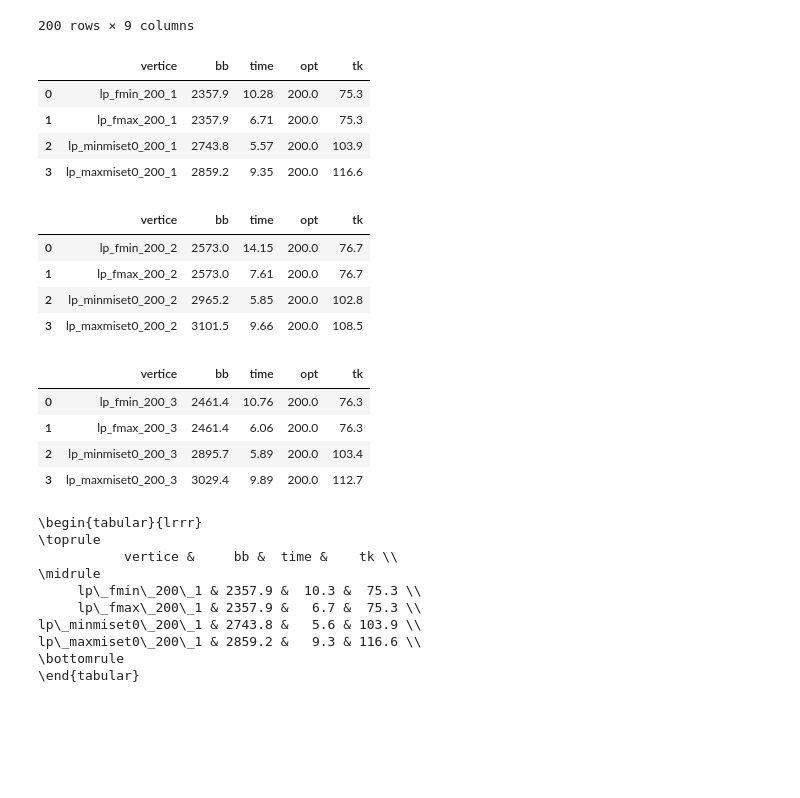
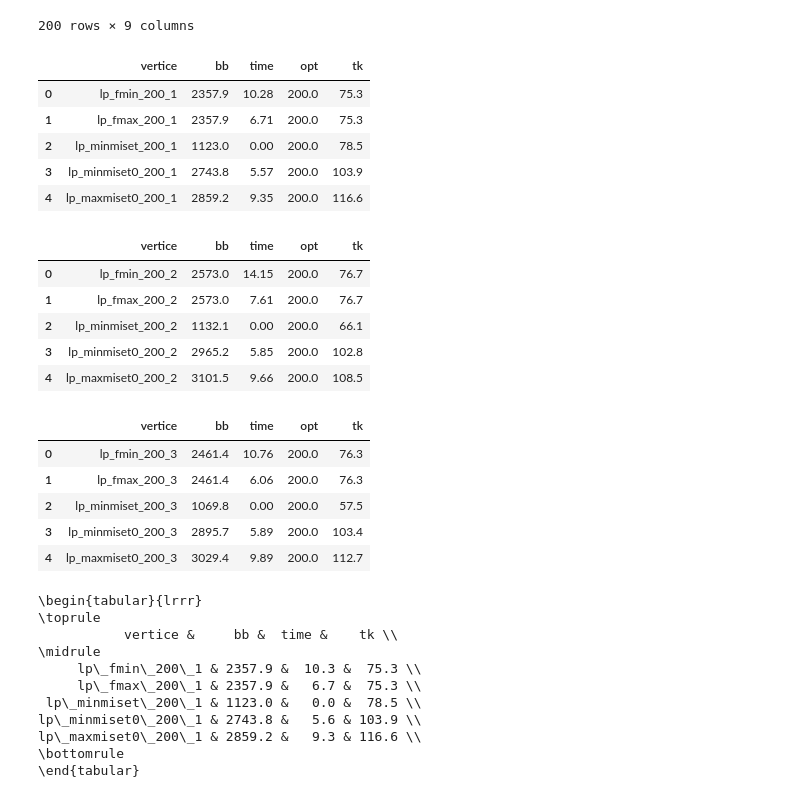
Before and after one commit to jesusossian/tukey, a Jupyter notebook: notebook/results_lp_internet.ipynb, the cells around one changed output. Cells and saved outputs as stored; diff of their text form; code cells hidden in the pictures; blank space fills up the shorter version.

```diff
--- a/notebook/results_lp_internet.ipynb
+++ b/notebook/results_lp_internet.ipynb
@@ -774,20 +780,23 @@ result_200_3[['vertice','bb','tk','bb_max','tk_max','bb_minmiset0','tk_minmiset0
 # %%
 resume_200_1 = pd.DataFrame()
 resume_200_1 = pd.concat([resume_200_1,lp_internet_fmin_200_1.loc[200:200]], ignore_index= True)
 resume_200_1 = pd.concat([resume_200_1,lp_internet_fmax_200_1.loc[200:200]], ignore_index= True)
+resume_200_1 = pd.concat([resume_200_1,lp_internet_minmiset_200_1.loc[200:200]], ignore_index= True)
 resume_200_1 = pd.concat([resume_200_1,lp_internet_minmiset0_200_1.loc[200:200]], ignore_index= True)
 resume_200_1 = pd.concat([resume_200_1,lp_internet_maxmiset0_200_1.loc[200:200]], ignore_index= True)
 resume_200_1
 # %% [output]
 |  | vertice | bb | time | opt | tk |
 | 0 | lp_fmin_200_1 | 2357.9 | 10.28 | 200.0 | 75.3 |
 | 1 | lp_fmax_200_1 | 2357.9 | 6.71 | 200.0 | 75.3 |
-| 2 | lp_minmiset0_200_1 | 2743.8 | 5.57 | 200.0 | 103.9 |
-| 3 | lp_maxmiset0_200_1 | 2859.2 | 9.35 | 200.0 | 116.6 |
+| 2 | lp_minmiset_200_1 | 1123.0 | 0.00 | 200.0 | 78.5 |
+| 3 | lp_minmiset0_200_1 | 2743.8 | 5.57 | 200.0 | 103.9 |
+| 4 | lp_maxmiset0_200_1 | 2859.2 | 9.35 | 200.0 | 116.6 |
 # %%
 resume_200_2 = pd.DataFrame()
 resume_200_2 = pd.concat([resume_200_2,lp_internet_fmin_200_2.loc[200:200]], ignore_index= True)
 resume_200_2 = pd.concat([resume_200_2,lp_internet_fmax_200_2.loc[200:200]], ignore_index= True)
+resume_200_2 = pd.concat([resume_200_2,lp_internet_minmiset_200_2.loc[200:200]], ignore_index= True)
 resume_200_2 = pd.concat([resume_200_2,lp_internet_minmiset0_200_2.loc[200:200]], ignore_index= True)
 resume_200_2 = pd.concat([resume_200_2,lp_internet_maxmiset0_200_2.loc[200:200]], ignore_index= True)
 resume_200_2
@@ -795,13 +804,14 @@ resume_200_2
 |  | vertice | bb | time | opt | tk |
 | 0 | lp_fmin_200_2 | 2573.0 | 14.15 | 200.0 | 76.7 |
 | 1 | lp_fmax_200_2 | 2573.0 | 7.61 | 200.0 | 76.7 |
-| 2 | lp_minmiset0_200_2 | 2965.2 | 5.85 | 200.0 | 102.8 |
-| 3 | lp_maxmiset0_200_2 | 3101.5 | 9.66 | 200.0 | 108.5 |
+| 2 | lp_minmiset_200_2 | 1132.1 | 0.00 | 200.0 | 66.1 |
+| 3 | lp_minmiset0_200_2 | 2965.2 | 5.85 | 200.0 | 102.8 |
+| 4 | lp_maxmiset0_200_2 | 3101.5 | 9.66 | 200.0 | 108.5 |
 # %%
 resume_200_3 = pd.DataFrame()
 resume_200_3 = pd.concat([resume_200_3,lp_internet_fmin_200_3.loc[200:200]], ignore_index= True)
 resume_200_3 = pd.concat([resume_200_3,lp_internet_fmax_200_3.loc[200:200]], ignore_index= True)
-
+resume_200_3 = pd.concat([resume_200_3,lp_internet_minmiset_200_3.loc[200:200]], ignore_index= True)
 resume_200_3 = pd.concat([resume_200_3,lp_internet_minmiset0_200_3.loc[200:200]], ignore_index= True)
 resume_200_3 = pd.concat([resume_200_3,lp_internet_maxmiset0_200_3.loc[200:200]], ignore_index= True)
 resume_200_3
@@ -809,8 +819,9 @@ resume_200_3
 |  | vertice | bb | time | opt | tk |
 | 0 | lp_fmin_200_3 | 2461.4 | 10.76 | 200.0 | 76.3 |
 | 1 | lp_fmax_200_3 | 2461.4 | 6.06 | 200.0 | 76.3 |
-| 2 | lp_minmiset0_200_3 | 2895.7 | 5.89 | 200.0 | 103.4 |
-| 3 | lp_maxmiset0_200_3 | 3029.4 | 9.89 | 200.0 | 112.7 |
+| 2 | lp_minmiset_200_3 | 1069.8 | 0.00 | 200.0 | 57.5 |
+| 3 | lp_minmiset0_200_3 | 2895.7 | 5.89 | 200.0 | 103.4 |
+| 4 | lp_maxmiset0_200_3 | 3029.4 | 9.89 | 200.0 | 112.7 |
 # %%
 print(
 resume_200_1[['vertice','bb','time','tk']].to_latex(index=False,float_format="%.1f")
@@ -822,6 +833,7 @@ resume_200_1[['vertice','bb','time','tk']].to_latex(index=False,float_format="%.
 \midrule
      lp\_fmin\_200\_1 & 2357.9 &  10.3 &  75.3 \\
      lp\_fmax\_200\_1 & 2357.9 &   6.7 &  75.3 \\
+ lp\_minmiset\_200\_1 & 1123.0 &   0.0 &  78.5 \\
 lp\_minmiset0\_200\_1 & 2743.8 &   5.6 & 103.9 \\
 lp\_maxmiset0\_200\_1 & 2859.2 &   9.3 & 116.6 \\
 \bottomrule
```
Also changed, not shown: parts of 4 cells of this notebook, 1 other file.
